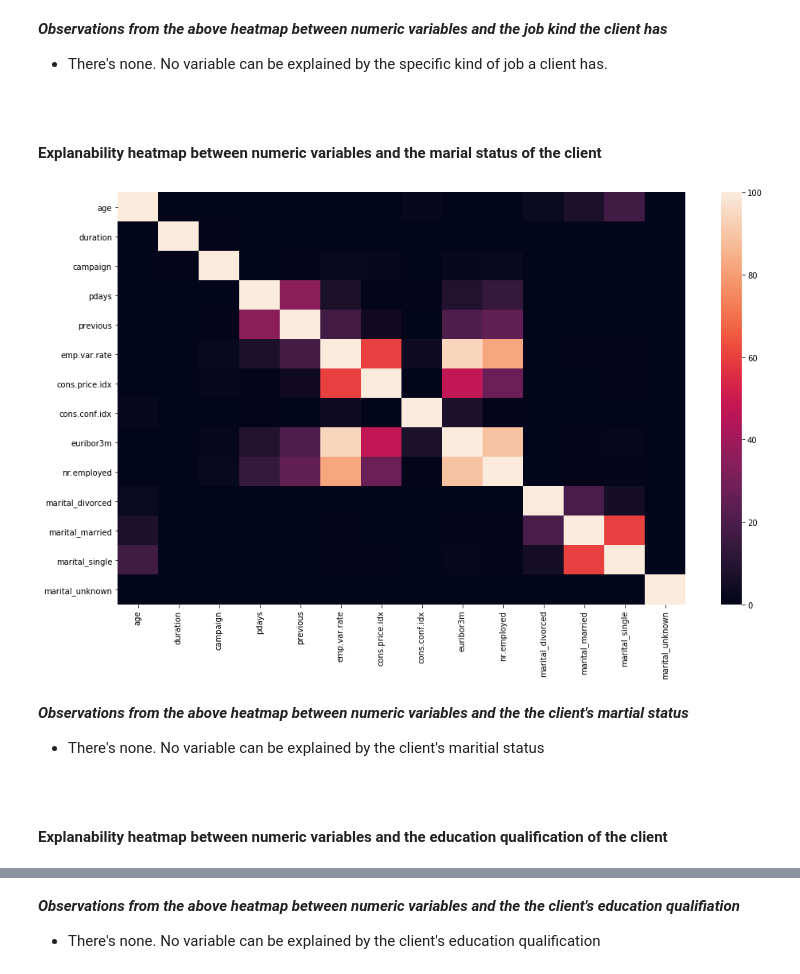
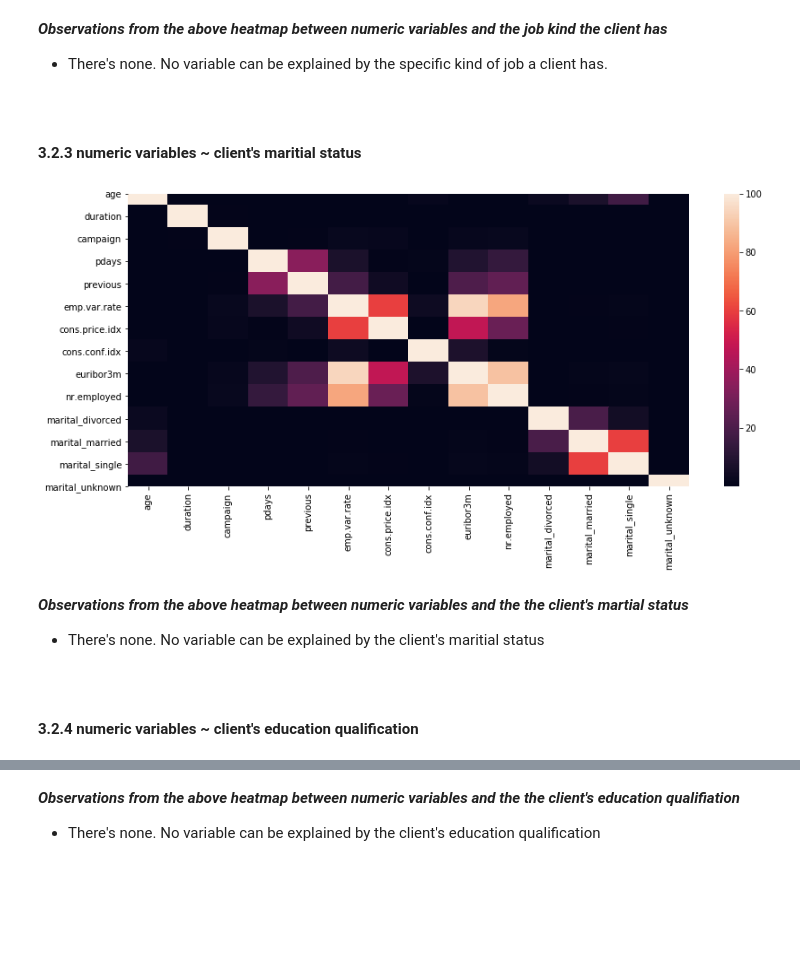
Before and after one commit to Dexter1618/DeepLearningAcademy, a Jupyter notebook: Project01/Predictive_Behavior_Modelling.ipynb, the cells around one changed output, grey strips where cells are left out. Cells and saved outputs as stored; diff of their text form; code cells hidden in the pictures; blank space fills up the shorter version.

```diff
--- a/Project01/Predictive_Behavior_Modelling.ipynb
+++ b/Project01/Predictive_Behavior_Modelling.ipynb
@@ -189,8 +200,8 @@ print(numeric_variables)
 correlation_matrix = df[numeric_variables].corr()
 explanability_matrix = correlation_matrix.swifter.apply(lambda x: x ** 2) * 100
 
-plt.rcParams['figure.figsize'] = 16, 9
-plt.subplots_adjust(left = 0.125, bottom = 0.1, right = 0.9, top = 0.9, wspace = 0.9, hspace = 0.9)
+plt.rcParams['figure.figsize'] = 14, 6
+plt.tight_layout()
 
 sns.heatmap(explanability_matrix, xticklabels = numeric_variables, yticklabels = numeric_variables)
 plt.show()
@@ -218,8 +235,8 @@ temp = pd.get_dummies(data = df.drop("y", axis = 1, inplace = False), columns =
 correlation_matrix = temp.corr()
 explanability_matrix = correlation_matrix.swifter.apply(lambda x: x ** 2) * 100
 
-plt.rcParams['figure.figsize'] = 16, 9
-plt.subplots_adjust(left = 0.125, bottom = 0.1, right = 0.9, top = 0.9, wspace = 0.9, hspace = 0.9)
+plt.rcParams['figure.figsize'] = 14, 6
+plt.tight_layout()
 
 sns.heatmap(explanability_matrix)
 plt.show()
@@ -229,22 +246,22 @@ plt.show()
 ***Observations from the above heatmap between numeric variables and the job kind the client has***
 
 - There's none. No variable can be explained by the specific kind of job a client has.
-# %% [markdown]
-<br>
-
-#### Explanability heatmap between numeric variables and the marial status of the client
+# %% [markdown]
+<br>
+
+#### 3.2.3 numeric variables ~ client's maritial status
 # %%
 temp = pd.get_dummies(data = df.drop("y", axis = 1, inplace = False), columns = ["marital"])
 correlation_matrix = temp.corr()
 explanability_matrix = correlation_matrix.swifter.apply(lambda x: x ** 2) * 100
 
-plt.rcParams['figure.figsize'] = 16, 9
-plt.subplots_adjust(left = 0.125, bottom = 0.1, right = 0.9, top = 0.9, wspace = 0.9, hspace = 0.9)
+plt.rcParams['figure.figsize'] = 14, 6
+plt.tight_layout()
 
 sns.heatmap(explanability_matrix)
 plt.show()
 # %% [output]
-[figure, old version]
+[figure, new version]
 # %% [markdown]
 ***Observations from the above heatmap between numeric variables and the the client's martial status***
 
@@ -252,7 +269,7 @@ plt.show()
 # %% [markdown]
 <br>
 
-#### Explanability heatmap between numeric variables and the education qualification of the client
+#### 3.2.4 numeric variables ~ client's education qualification
 # %%
 temp = pd.get_dummies(data = df.drop("y", axis = 1, inplace = False), columns = ["education"])
 correlation_matrix = temp.corr()
```
Also changed, not shown: parts of 126 cells of this notebook.
